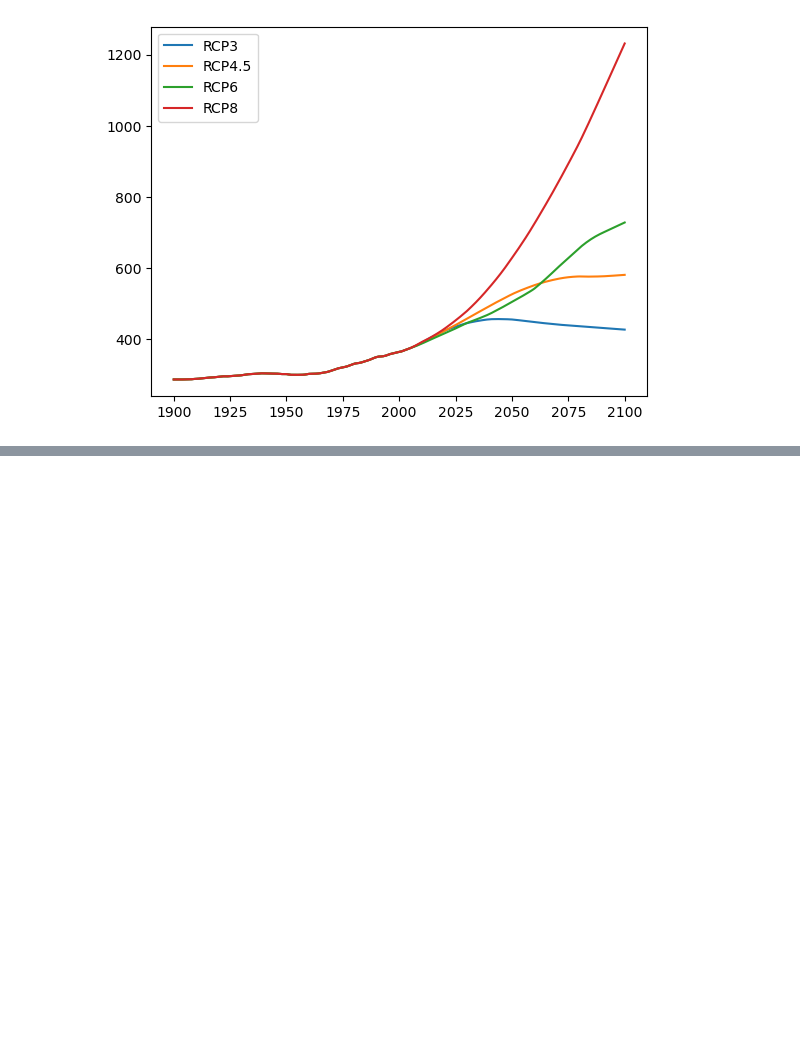
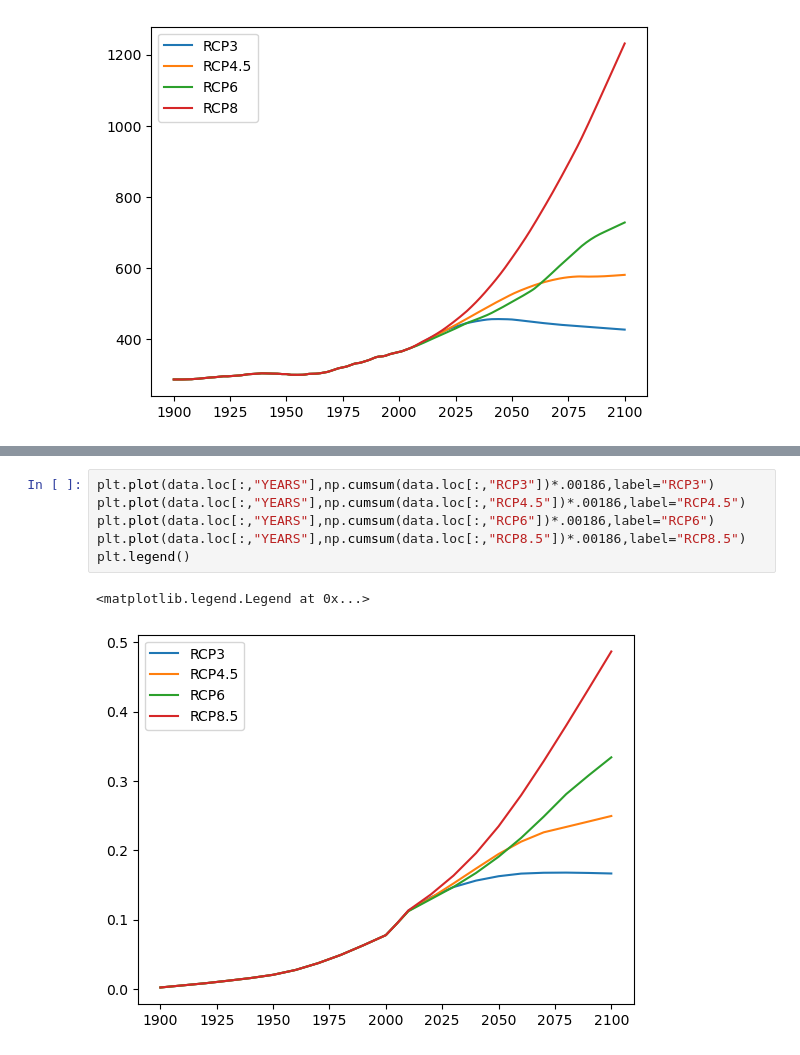
Before and after one commit to binchengecon/TwoCapital_New, a Jupyter notebook: test.ipynb, the cells around one changed output, grey strips where cells are left out. Drawn from its saved outputs; the diff is of its cells as text; blank space fills up the shorter version.

```diff
--- a/test.ipynb
+++ b/test.ipynb
@@ -46,0 +57,9 @@ plt.legend()
+# %%
+plt.plot(data.loc[:,"YEARS"],np.cumsum(data.loc[:,"RCP3"])*.00186,label="RCP3")
+plt.plot(data.loc[:,"YEARS"],np.cumsum(data.loc[:,"RCP4.5"])*.00186,label="RCP4.5")
+plt.plot(data.loc[:,"YEARS"],np.cumsum(data.loc[:,"RCP6"])*.00186,label="RCP6")
+plt.plot(data.loc[:,"YEARS"],np.cumsum(data.loc[:,"RCP8.5"])*.00186,label="RCP8.5")
+plt.legend()
+# %% [output]
+<matplotlib.legend.Legend at 0x...>
+[figure, added]
```
Also changed, not shown: parts of 6 cells of this notebook, 14 other files.
